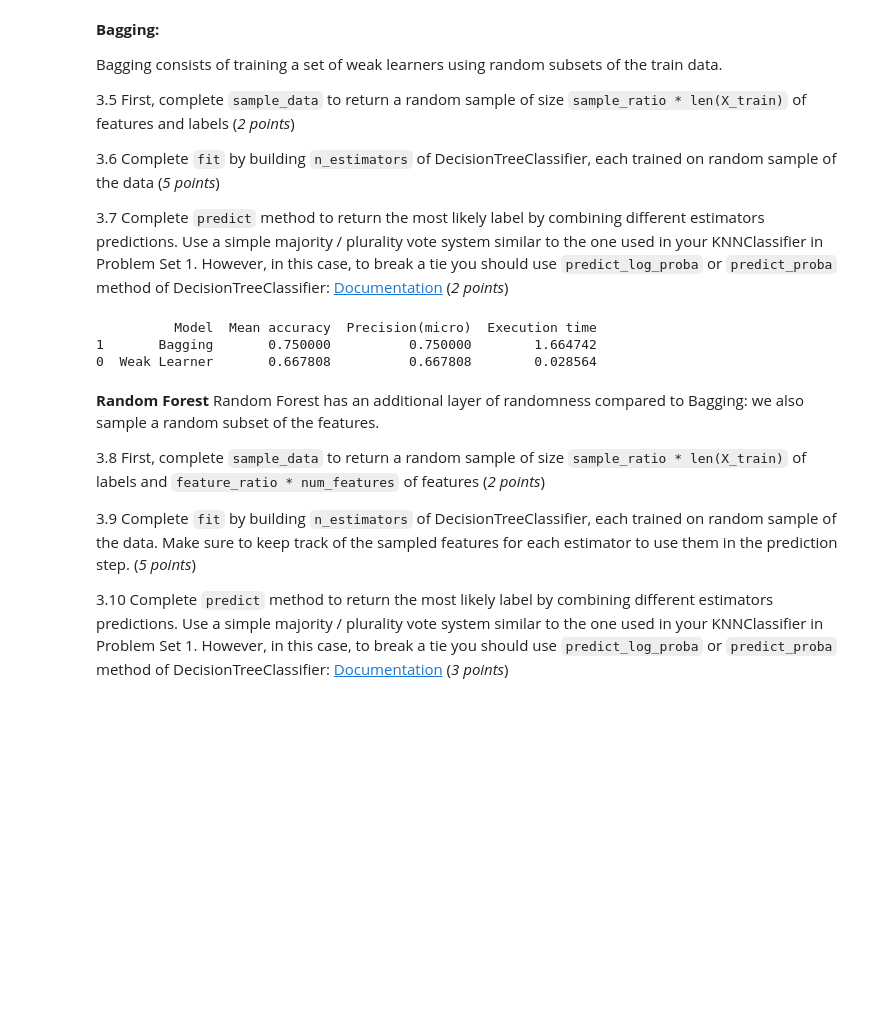
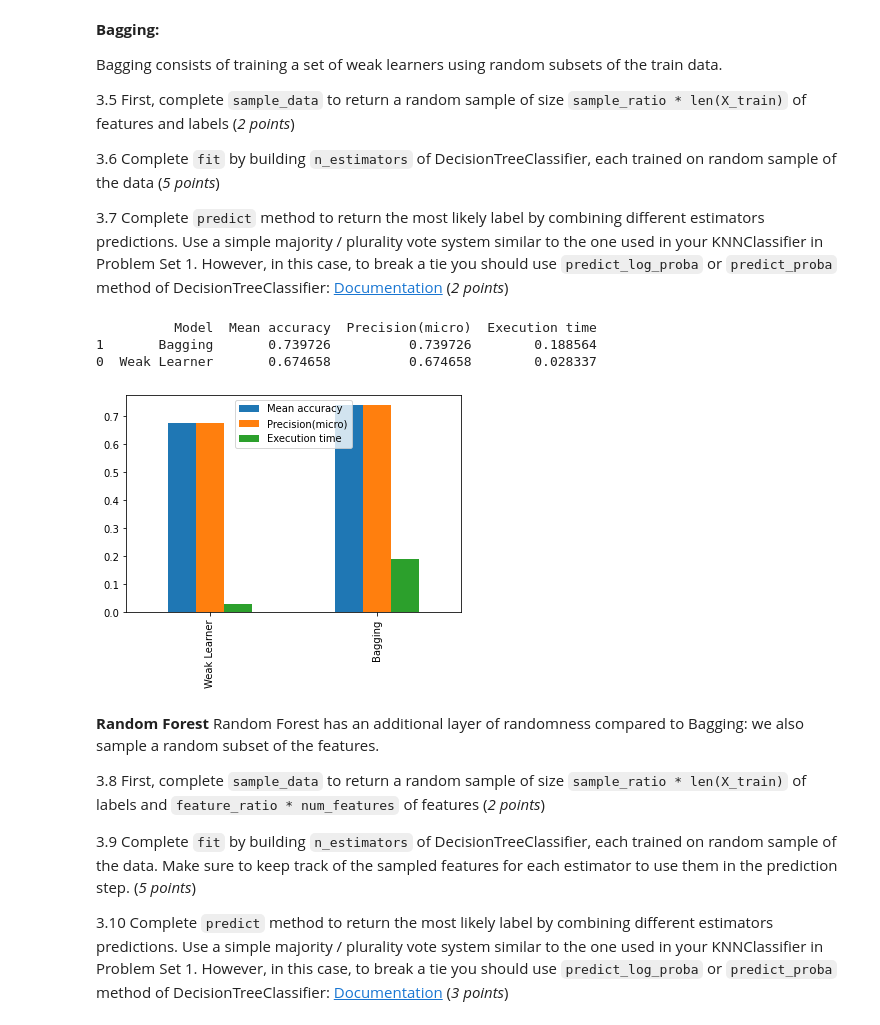
Before and after one commit to alexbook00/CSCI-5622, a Jupyter notebook: Homework/PS2_albo6624.ipynb, the cells around one changed output. Saved outputs shown, nothing was run; the diff lists cells and outputs as text; code cells hidden in the pictures; blank space fills up the shorter version.

```diff
--- a/Homework/PS2_albo6624.ipynb
+++ b/Homework/PS2_albo6624.ipynb
@@ -613,12 +613,14 @@ class BaggingEnsemble(object):
         return answer
 # %%
 # This cell should run without errors
-ensemble_handler.fit_model(BaggingEnsemble(100, 0.9),'Bagging')
+ensemble_handler.fit_model(BaggingEnsemble(10, 0.9),'Bagging')
 ensemble_handler.print_result()
+ensemble_handler.plot_metric()
 # %% [output]
           Model  Mean accuracy  Precision(micro)  Execution time
-1       Bagging       0.750000          0.750000        1.664742
-0  Weak Learner       0.667808          0.667808        0.028564
+1       Bagging       0.739726          0.739726        0.188564
+0  Weak Learner       0.674658          0.674658        0.028337
+[figure, added]
 # %% [markdown]
 **Random Forest**
 Random Forest has an additional layer of randomness compared to Bagging: we also sample a random subset of the features.
```
Also changed, not shown: parts of 16 cells of this notebook.
